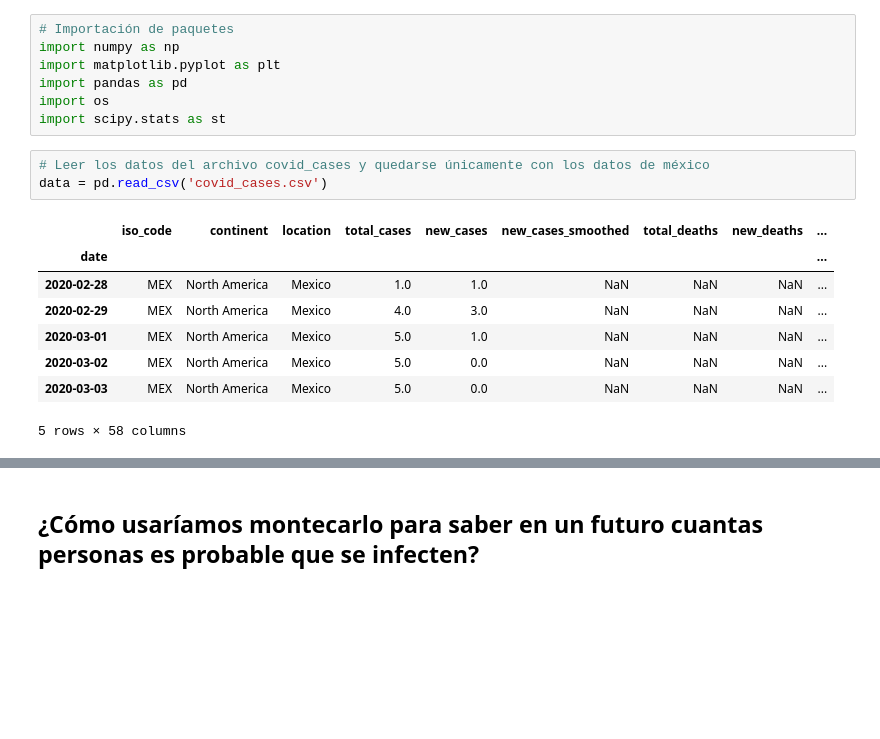
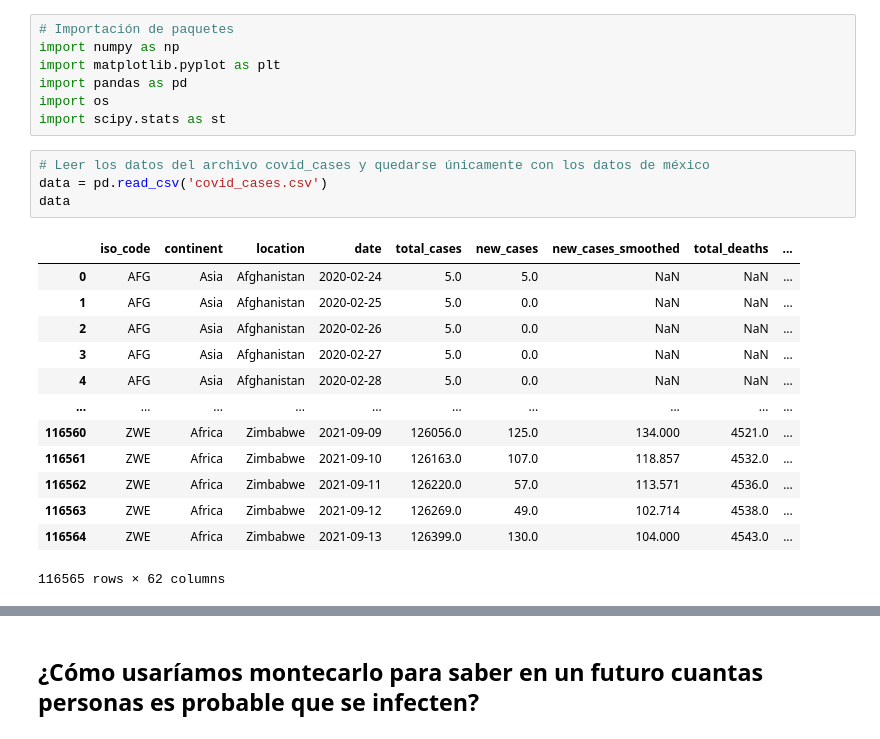
Before and after one commit to jjdegmal/SPF-2023-I, a Jupyter notebook: TEMA-1/Clase7_EjemplosSimulacion.ipynb, the cells around one changed output, grey strips where cells are left out. Saved outputs shown, nothing was run; the diff lists cells and outputs as text; blank space fills up the shorter version.

```diff
--- a/TEMA-1/Clase7_EjemplosSimulacion.ipynb
+++ b/TEMA-1/Clase7_EjemplosSimulacion.ipynb
@@ -60,12 +91,18 @@ import scipy.stats as st
 # %%
 # Leer los datos del archivo covid_cases y quedarse únicamente con los datos de méxico
 data = pd.read_csv('covid_cases.csv')
+data
 # %% [output]
-|  | iso_code | continent | location | total_cases | new_cases | new_cases_smoothed | total_deaths | new_deaths | ... |
-| date |  |  |  |  |  |  |  |  | ... |
-| 2020-02-28 | MEX | North America | Mexico | 1.0 | 1.0 | NaN | NaN | NaN | ... |
-| 2020-02-29 | MEX | North America | Mexico | 4.0 | 3.0 | NaN | NaN | NaN | ... |
-| 2020-03-01 | MEX | North America | Mexico | 5.0 | 1.0 | NaN | NaN | NaN | ... |
-| 2020-03-02 | MEX | North America | Mexico | 5.0 | 0.0 | NaN | NaN | NaN | ... |
-| 2020-03-03 | MEX | North America | Mexico | 5.0 | 0.0 | NaN | NaN | NaN | ... |
+|  | iso_code | continent | location | date | total_cases | new_cases | new_cases_smoothed | total_deaths | ... |
+| 0 | AFG | Asia | Afghanistan | 2020-02-24 | 5.0 | 5.0 | NaN | NaN | ... |
+| 1 | AFG | Asia | Afghanistan | 2020-02-25 | 5.0 | 0.0 | NaN | NaN | ... |
+| 2 | AFG | Asia | Afghanistan | 2020-02-26 | 5.0 | 0.0 | NaN | NaN | ... |
+| 3 | AFG | Asia | Afghanistan | 2020-02-27 | 5.0 | 0.0 | NaN | NaN | ... |
+| 4 | AFG | Asia | Afghanistan | 2020-02-28 | 5.0 | 0.0 | NaN | NaN | ... |
+| ... | ... | ... | ... | ... | ... | ... | ... | ... | ... |
+| 116560 | ZWE | Africa | Zimbabwe | 2021-09-09 | 126056.0 | 125.0 | 134.000 | 4521.0 | ... |
+| 116561 | ZWE | Africa | Zimbabwe | 2021-09-10 | 126163.0 | 107.0 | 118.857 | 4532.0 | ... |
+| 116562 | ZWE | Africa | Zimbabwe | 2021-09-11 | 126220.0 | 57.0 | 113.571 | 4536.0 | ... |
+| 116563 | ZWE | Africa | Zimbabwe | 2021-09-12 | 126269.0 | 49.0 | 102.714 | 4538.0 | ... |
+| 116564 | ZWE | Africa | Zimbabwe | 2021-09-13 | 126399.0 | 130.0 | 104.000 | 4543.0 | ... |
-5 rows × 58 columns
+116565 rows × 62 columns
```
Also changed, not shown: parts of 16 cells of this notebook, 1 other file.
